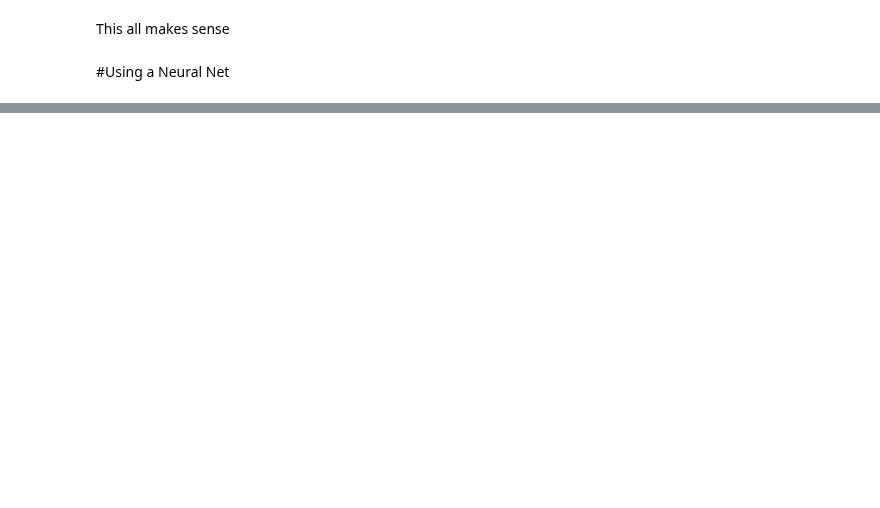
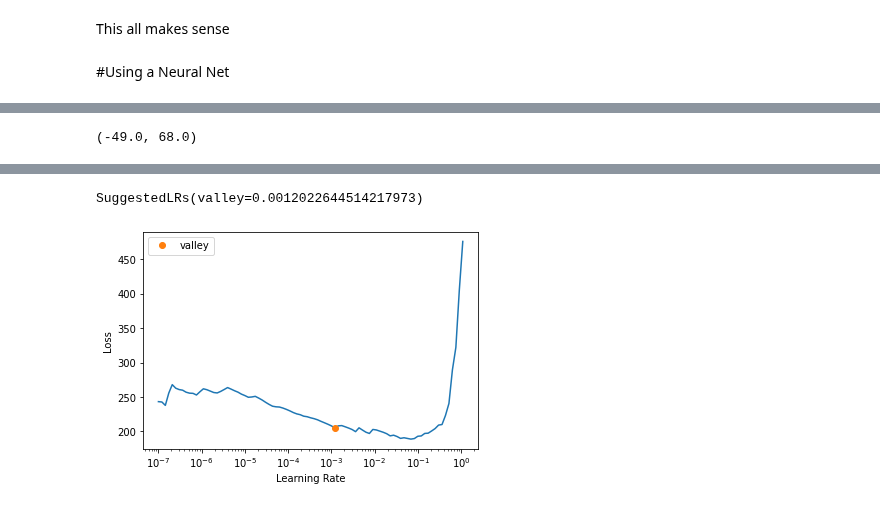
Before and after one commit to swicklund/hackathon, a Jupyter notebook: MLModel1_2.ipynb, the cells around one changed output, grey strips where cells are left out. Saved outputs shown, nothing was run; the diff lists cells and outputs as text; code cells hidden in the pictures; blank space fills up the shorter version.

```diff
--- a/MLModel1_2.ipynb
+++ b/MLModel1_2.ipynb
@@ -706,0 +740,2 @@ This all makes sense
+# %%
+cont_nn,cat_nn = cont_cat_split(df_nn_final, max_card=9000, dep_var=dep_var)
@@ -706,0 +783,17 @@ This all makes sense
+# %%
+procs_nn = [Categorify, FillMissing, Normalize]
+to_nn = TabularPandas(df_nn_final, procs_nn, cat_nn, cont_nn,
+                      splits=splits, y_names=dep_var)
+# %%
+dls = to_nn.dataloaders(1024)
+# %%
+y = to_nn.train.y
+y.min(),y.max()
+# %% [output]
+(-49.0, 68.0)
+# %%
+learn = tabular_learner(dls, y_range=(-49,68), layers=[500,250],
+                        n_out=1, loss_func=F.mse_loss)
+# %%
+learn.lr_find()
+# %% [output]
@@ -706,0 +801,2 @@ This all makes sense
+SuggestedLRs(valley=0.0012022644514217973)
+[figure, added]
```
Also changed, not shown: parts of 31 cells of this notebook.
